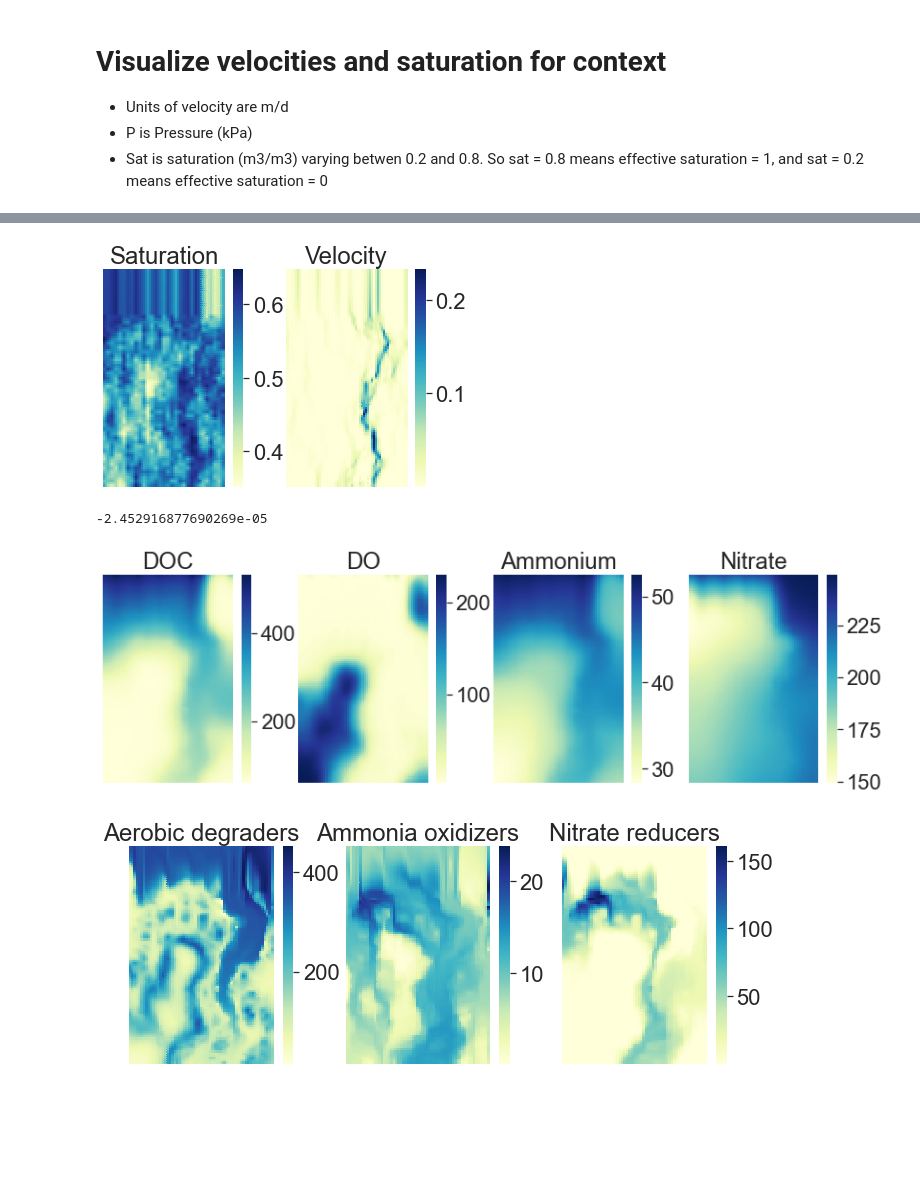
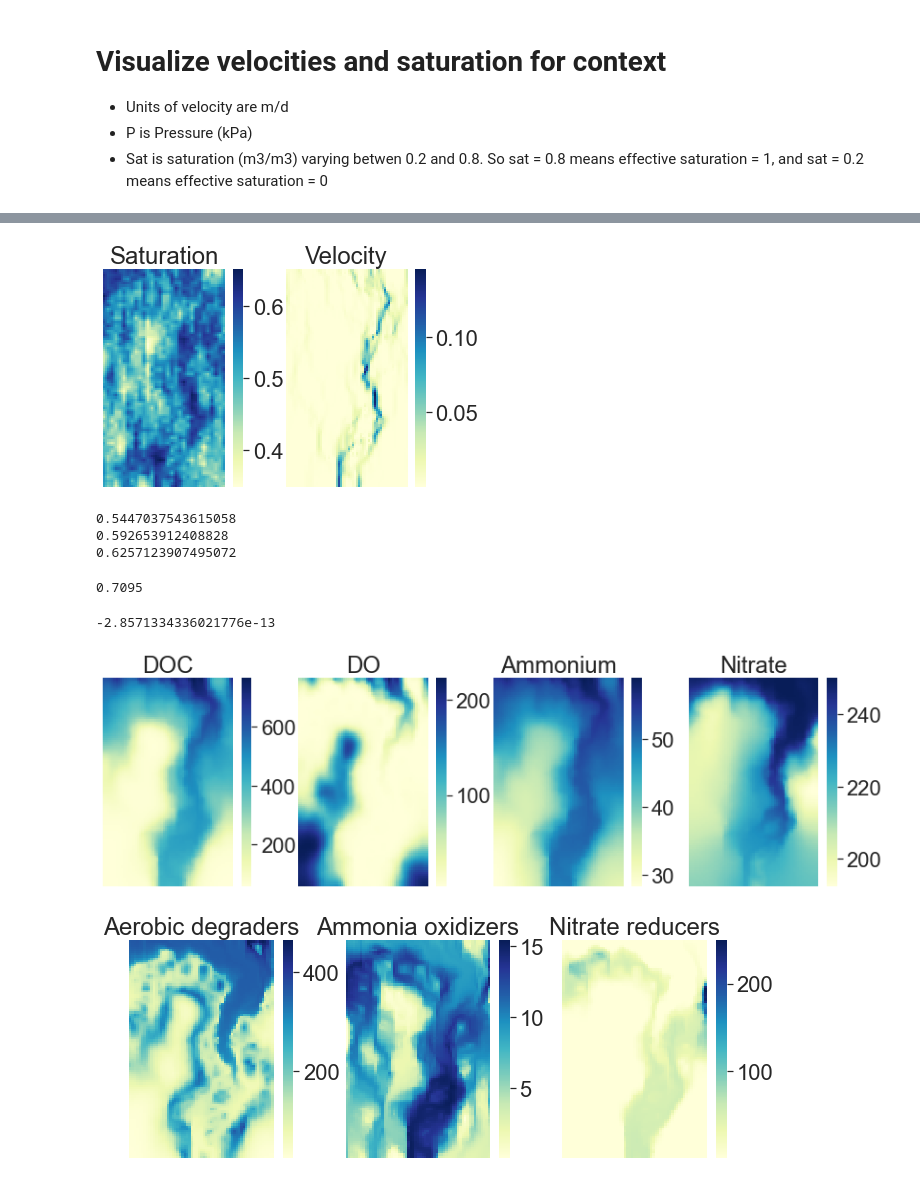
Before and after one commit to Skhurana136/Khurana_richards_flow_heterogeneity, a Jupyter notebook: saturation_velocity_breakthrough_time.ipynb, the cells around one changed output, grey strips where cells are left out. Drawn from its saved outputs; the diff is of its cells as text; code cells hidden in the pictures; blank space fills up the shorter version.

Commit message:
script to explore velocity and saturation patterns alone

```diff
--- a/saturation_velocity_breakthrough_time.ipynb
+++ b/saturation_velocity_breakthrough_time.ipynb
@@ -19,4 +19,4 @@ import matplotlib.lines as mlines
 ## Parent directories
 # %%
 results_dir = r"C:\Users\swkh9804\OneDrive\Documents\Manuscripts\Paper3\Figurecodes"
-raw_dir = r"D:\Data\Richards_flow\Richards_flow_tr"
+raw_dir = r"D:\Data\Richards_flow\RF_big_sat_2"
@@ -240,12 +41,12 @@ fig = plt.figure(figsize=(14, 20))
 outer = gridspec.GridSpec(4, 4, wspace=0.2, hspace=0.2)
 pad = 210
 for t in Trial:
-    file = os.path.join(raw_dir, "FastAR_1", "RF-A" + str(t), "Year_01", "FastAR_1_RF-A"+str(t)+"_y1_df.npy")
+    file = os.path.join(raw_dir, "FastAR_0_RF-A" + str(t)+ "_df.npy")
     data = np.load(file)
     left = gridspec.GridSpecFromSubplotSpec(1, 1,
                 subplot_spec=outer[4*Trial.index(t)], wspace=0.3, hspace=0.1)
     axe = plt.Subplot(fig, left[0])
-    velocity = abs(data[velindex, -1, 6:-6, :])
+    velocity = abs(data[velindex, -1, 6:-7, :])
     sns.heatmap(velocity, cmap = colorscheme, ax = axe, cbar = False)
     axe.set_ylabel ("Variance: " + str(trialist[t]["Het"])+ " &\nAnisotropy: " + str(trialist[t]["Anis"]),
                        rotation = "vertical", fontsize = 16, ha = "center")
@@ -257,11 +58,11 @@ for t in Trial:
         if i%4 != 0:
             inner = gridspec.GridSpecFromSubplotSpec(2, 2,
                                                         subplot_spec=outer[i], wspace=0.4, hspace=0.15)
-            file = os.path.join(raw_dir, r + "AR_1", "RF-A" + str(t), "Year_01", r+"AR_1_RF-A"+str(t)+"_y1_df.npy")
+            file = os.path.join(raw_dir, r + "AR_0_RF-A" + str(t) + "_df.npy")
             data = np.load(file)
             for g in gvarnames:
                 axe = plt.Subplot(fig, inner[gvarnames.index(g)])
-                sns.heatmap (data[gindx[gvarnames.index(g)], -1, 6:-6, :], cmap = colorscheme, ax= axe)
+                sns.heatmap (data[gindx[gvarnames.index(g)], -1, 6:-7, :], cmap = colorscheme, ax= axe)
                 axe.set_title(g, fontsize = 13, ha = "center")
                 axe.set_xticks([])
                 axe.set_yticks([])
@@ -393,6 +115,6 @@ bfa = abs(data[species["Immobile active ammonia oxidizers"]["TecIndex"],-1,6:-6,
 # %%
-velocity=abs(data[velindex,150,6:-6,:])
-sat=abs(data[4,150,6:-6,:])
+velocity=abs(data[velindex,-1,6:-6,:])
+sat=abs(data[4,-1,6:-6,:])
 fig, allax = plt.subplots(1,2)
 sns.heatmap(velocity,cmap=colorscheme,ax=allax.flat[1])
 sns.heatmap(sat,cmap=colorscheme,ax=allax.flat[0])
@@ -403,36 +125,55 @@ for axe in allax:
     axe.set_xticks([])
     axe.set_yticks([])
 # %% [output]
-[figure, old version]
+[figure, new version]
+# %%
+yin = 6
+yout = -7
+vedge = 0.0025
+velem = 0.005
+t = "H"
+for r in Regimes:
+    file = os.path.join(raw_dir, r+"AR_0_"+"RF-A" + str(t)+"_df.npy")
+    data = np.load(file)
+    sat=((data[4,-1,yin,0]+data[4,-1,yin,-1]+data[4,-1,yout,0]+data[4,-1,yout,-1])*vedge**2 + (np.sum(data[4,-1,yin,1:-1])+np.sum(data[4,-1,yout,1:-1])+ np.sum(data[4,-1,yin+1:yout,0])+np.sum(data[4,-1,yin+1:yout,-1]))*velem*vedge + np.sum(data[4,-1,yin+1:yout,1:-1])*velem**2)/(0.3*0.5)
+    print(sat)
+# %% [output]
+0.5447037543615058
+0.592653912408828
+0.6257123907495072
+# %%
+(1/(0.8-0.2))*0.6257 - 1/3
+# %% [output]
+0.7095
 # %%
-sat1=abs(data[4,1,6:-6,:])
-sat2=abs(data[4,50,6:-6,:])
+sat1=abs(data[4,0,6:-6,:])
+sat2=abs(data[4,-1,6:-6,:])
 np.mean((sat1-sat2)/sat1)
 ## Impose zero flux at inlet
 ## Impose very high flux at inlet
 # %% [output]
--2.452916877690269e-05
+-2.8571334336021776e-13
 # %%
-doc=abs(data[species["DOC"]["TecIndex"],10,6:-6,:])
-dox=abs(data[species["DO"]["TecIndex"],10,6:-6,:])
-nitra = abs(data[species["Nitrate"]["TecIndex"],10,6:-6,:])
-amm = abs(data[species["Ammonium"]["TecIndex"],10,6:-6,:])
+doc=abs(data[species["DOC"]["TecIndex"],-1,6:-6,:])
+dox=abs(data[species["DO"]["TecIndex"],-1,6:-6,:])
+nitra = abs(data[species["Nitrate"]["TecIndex"],-1,6:-6,:])
+amm = abs(data[species["Ammonium"]["TecIndex"],-1,6:-6,:])
 fig, allax = plt.subplots(1,4, figsize = (14,4))
 sns.heatmap(doc,cmap=colorscheme,ax=allax.flat[0])
 sns.heatmap(dox,cmap=colorscheme,ax=allax.flat[1])
 sns.heatmap(nitra,cmap=colorscheme,ax=allax.flat[3])
 sns.heatmap(amm,cmap=colorscheme,ax=allax.flat[2])
 
 for axe,g in zip(allax, ["DOC", "DO", "Ammonium", "Nitrate"]):
     axe.set_xticks([])
     axe.set_yticks([])
     axe.set_title(species[g]["Graphname"])
 # %% [output]
-[figure, old version]
+[figure, new version]
 # %%
-bfo=abs(data[species["Immobile active aerobic degraders"]["TecIndex"],100,6:-6,:])
-bfn=abs(data[species["Immobile active nitrate reducers"]["TecIndex"],100,6:-6,:])
-bfa = abs(data[species["Immobile active ammonia oxidizers"]["TecIndex"],100,6:-6,:])
+bfo=abs(data[species["Immobile active aerobic degraders"]["TecIndex"],-1,6:-6,:])
+bfn=abs(data[species["Immobile active nitrate reducers"]["TecIndex"],-1,6:-6,:])
+bfa = abs(data[species["Immobile active ammonia oxidizers"]["TecIndex"],-1,6:-6,:])
 fig, allax = plt.subplots(1,3, figsize= (11,4))
 sns.heatmap(bfo,cmap=colorscheme,ax=allax.flat[0])
 sns.heatmap(bfa,cmap=colorscheme,ax=allax.flat[1])
@@ -447,7 +188,7 @@ for axe,g in zip(allax.flat[:], ["Immobile active aerobic degraders","Immobile a
     axe.set_yticks([])
     axe.set_title(species[g]["Graphname"])
 # %% [output]
-[figure, old version]
+[figure, new version]
 # %%
 def conc_time (numpyarray,yin,yout,xleft,xright, nodesinydirection, gvarnames,flowregime, element_length = 0.01, edge_length = 0.005):
     import DS.data_reader.data_processing as proc
```
Also changed, not shown: parts of 15 cells of this notebook.
